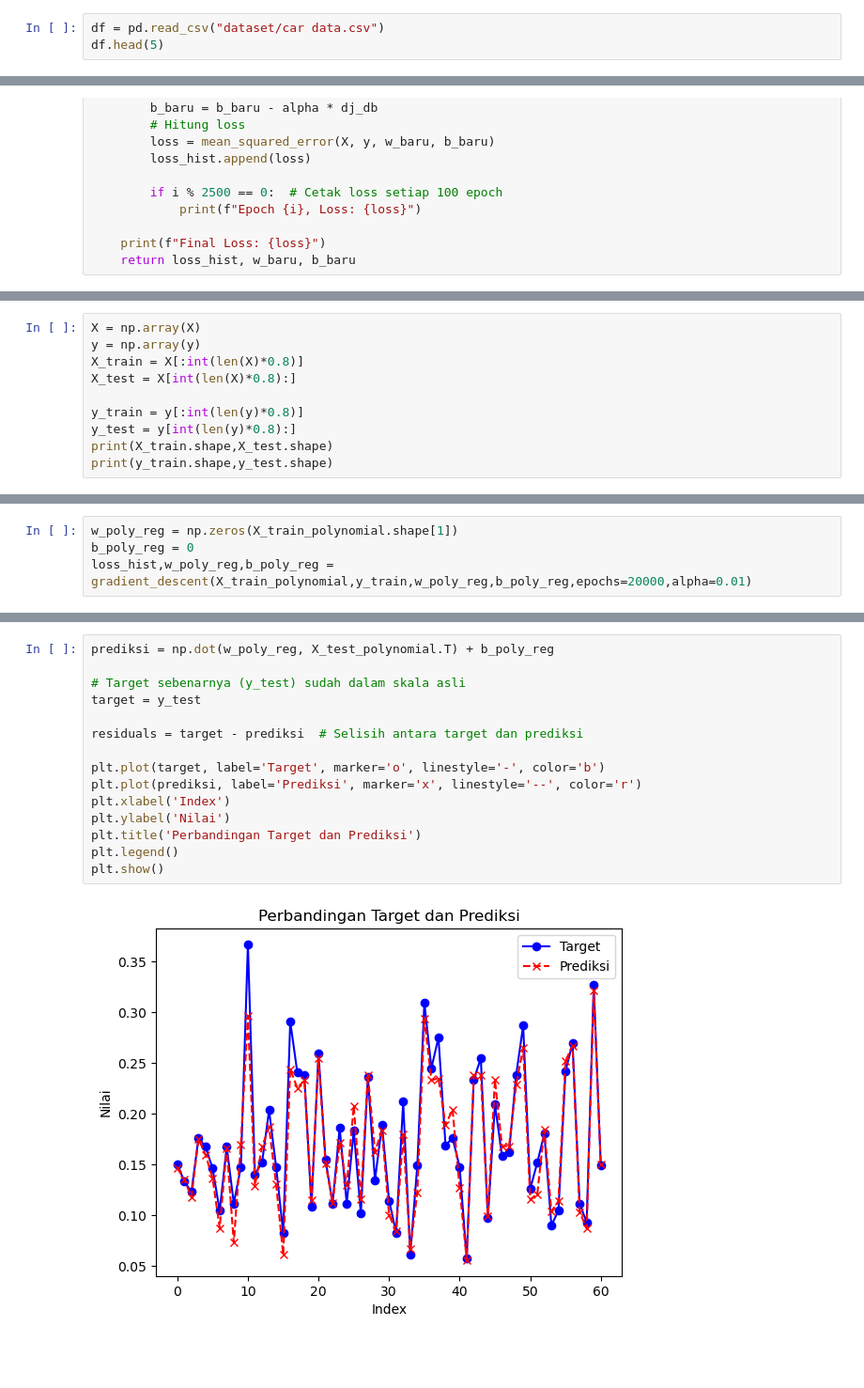
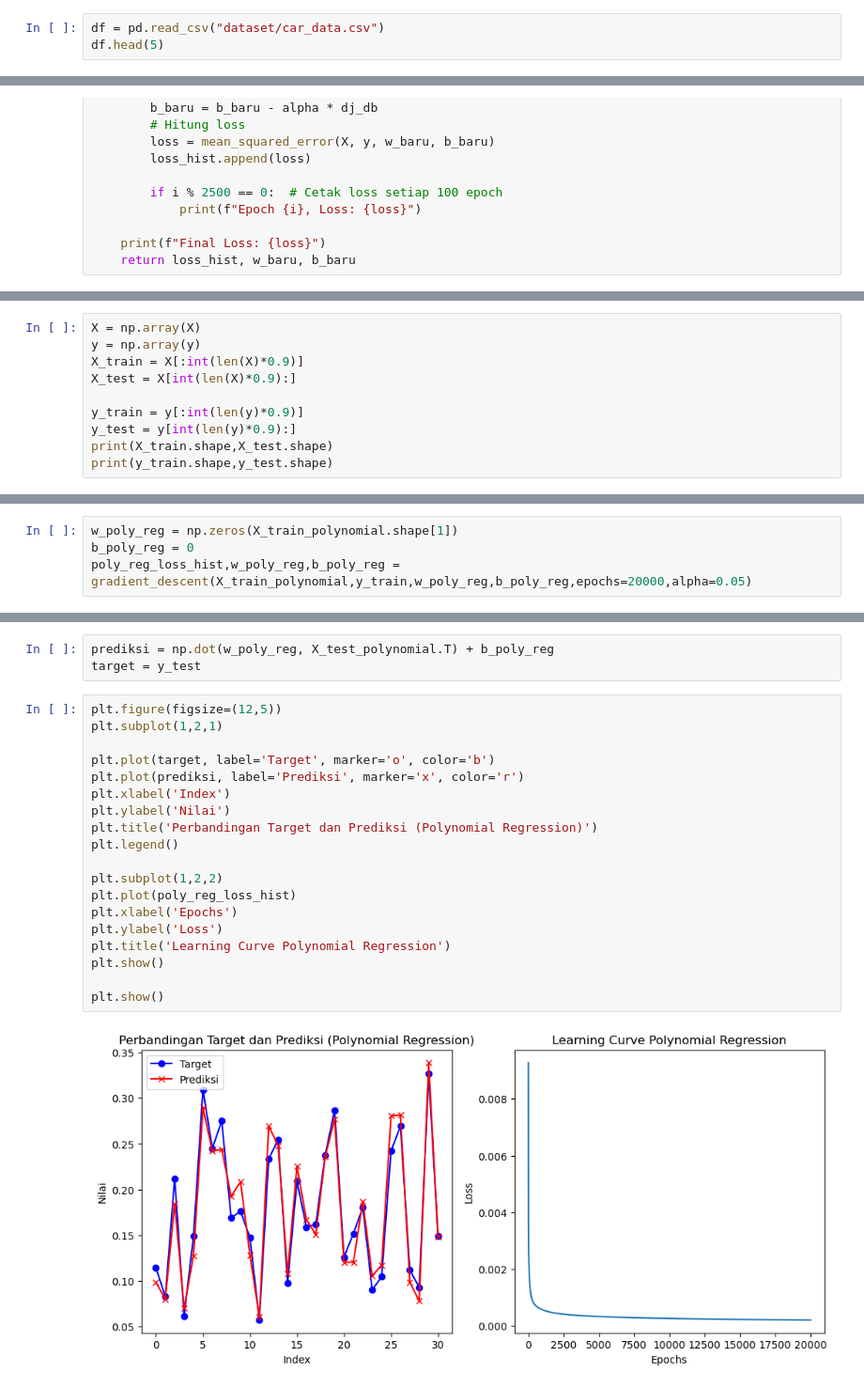
Before and after one commit to S4njuuu3291/multiple-linreg-scratch, a Jupyter notebook: notebook.ipynb, the cells around one changed output, grey strips where cells are left out. Shown at 94% size. Cells and saved outputs as stored; diff of their text form; blank space fills up the shorter version.

```diff
--- a/notebook.ipynb
+++ b/notebook.ipynb
@@ -7,5 +11,5 @@ import matplotlib.pyplot as plt
 # %%
-df = pd.read_csv("dataset/car data.csv")
+df = pd.read_csv("dataset/car_data.csv")
 df.head(5)
 # %% [output]
 |  | Car_Name | Year | Selling_Price | Present_Price | Kms_Driven | Fuel_Type | Seller_Type | Transmission | ... |
@@ -196,11 +215,11 @@ def gradient_descent(X, y, w, b, epochs=500, alpha=0.01):
 # %%
 X = np.array(X)
 y = np.array(y)
-X_train = X[:int(len(X)*0.8)]
-X_test = X[int(len(X)*0.8):]
+X_train = X[:int(len(X)*0.9)]
+X_test = X[int(len(X)*0.9):]
 
-y_train = y[:int(len(y)*0.8)]
-y_test = y[int(len(y)*0.8):]
+y_train = y[:int(len(y)*0.9)]
+y_test = y[int(len(y)*0.9):]
 print(X_train.shape,X_test.shape)
 print(y_train.shape,y_test.shape)
 # %% [output]
@@ -250,5 +283,5 @@ X_train_polynomial.shape,X_test_polynomial.shape
 # %%
 w_poly_reg = np.zeros(X_train_polynomial.shape[1])
 b_poly_reg = 0
-loss_hist,w_poly_reg,b_poly_reg = gradient_descent(X_train_polynomial,y_train,w_poly_reg,b_poly_reg,epochs=20000,alpha=0.01)
+poly_reg_loss_hist,w_poly_reg,b_poly_reg = gradient_descent(X_train_polynomial,y_train,w_poly_reg,b_poly_reg,epochs=20000,alpha=0.05)
 # %% [output]
@@ -280,17 +297,24 @@ array([0.1504298 , 0.13323782, 0.12320917, 0.17621777, 0.16762178,
+# %%
+prediksi = np.dot(w_poly_reg, X_test_polynomial.T) + b_poly_reg
+target = y_test
 # %%
-prediksi = np.dot(w_poly_reg, X_test_polynomial.T) + b_poly_reg
+plt.figure(figsize=(12,5))
+plt.subplot(1,2,1)
 
-# Target sebenarnya (y_test) sudah dalam skala asli
-target = y_test
-
-residuals = target - prediksi  # Selisih antara target dan prediksi
-
-plt.plot(target, label='Target', marker='o', linestyle='-', color='b')
-plt.plot(prediksi, label='Prediksi', marker='x', linestyle='--', color='r')
+plt.plot(target, label='Target', marker='o', color='b')
+plt.plot(prediksi, label='Prediksi', marker='x', color='r')
 plt.xlabel('Index')
 plt.ylabel('Nilai')
-plt.title('Perbandingan Target dan Prediksi')
+plt.title('Perbandingan Target dan Prediksi (Polynomial Regression)')
 plt.legend()
+
+plt.subplot(1,2,2)
+plt.plot(poly_reg_loss_hist)
+plt.xlabel('Epochs')
+plt.ylabel('Loss')
+plt.title('Learning Curve Polynomial Regression')
 plt.show()
+
+plt.show()
 # %% [output]
-[figure, old version]
+[figure, new version]
```
Also changed, not shown: parts of 30 cells of this notebook, 11 other files.
